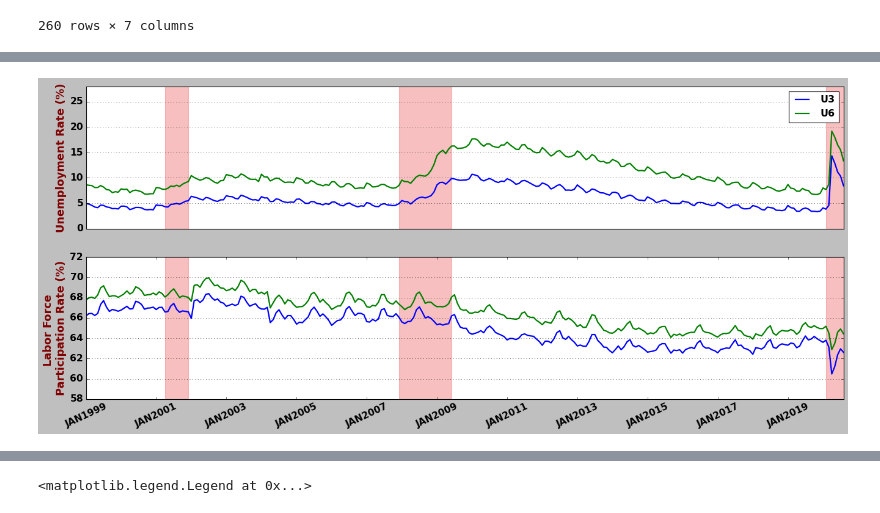
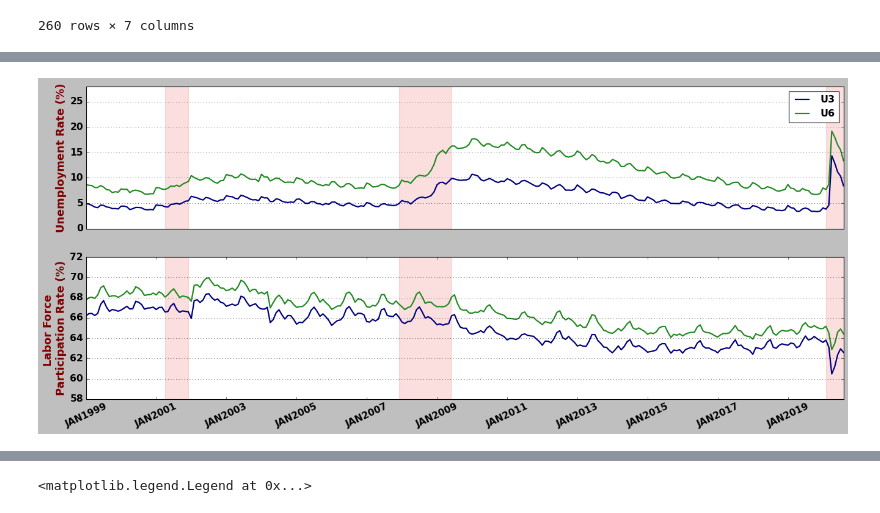
Before and after one commit to dhense177/Rethinking_Unemployment, a Jupyter notebook: Unemployment_Stats.ipynb, the cells around one changed output, grey strips where cells are left out. Cells and saved outputs as stored; diff of their text form; code cells hidden in the pictures.

Commit message:
visuals added, growth formulas added

```diff
--- a/Unemployment_Stats.ipynb
+++ b/Unemployment_Stats.ipynb
@@ -68,42 +62,38 @@ ax.plot(df['Self_Rate']*100)
 # %%
-plt.style.use('classic')
-plt.rc('font',weight='bold')
-
 fig, ax = plt.subplots(2,figsize=(20,8))
 
 plt.sca(ax[0])
 plt.xticks([], [])
 
 plt.sca(ax[1])
 x = np.arange(0,260,24)
-y = np.arange(58,72,2)
 plt.xticks(x,['JAN'+str(yr) for yr in range(1999,2020,2)],rotation=25)
 
-ax[0].plot(df['U3_Rate']*100, label='U3',lw=2)
-ax[0].plot(df['U6_Rate']*100, label='U6',lw=2)
+ax[0].plot(df['U3_Rate']*100, label='U3',lw=2, color='navy')
+ax[0].plot(df['U6_Rate']*100, label='U6',lw=2, color='forestgreen')
 ax[0].set_ylabel('Unemployment Rate (%)', fontsize=16, weight='bold', color='maroon')
 ax[0].legend()
 ax[0].set_ylim([0,28])
 
-ax[1].plot(df['U3_LFPR']*100, label='U3',lw=2)
-ax[1].plot(df['U6_LFPR']*100, label='U6',lw=2)
+ax[1].plot(df['U3_LFPR']*100, label='U3',lw=2, color='navy')
+ax[1].plot(df['U6_LFPR']*100, label='U6',lw=2, color='forestgreen')
 ax[1].set_ylabel('Labor Force \nParticipation Rate (%)', fontsize=16,weight='bold', color='maroon')
 ax[1].set_ylim([58,72])
 
 
 for i in range(0,2):
     ax[i].margins(x=0)
     ax[i].tick_params(labelsize=14)
     ax[i].yaxis.grid()
 
-    ax[i].fill_between(np.linspace(27,35,19), 0, 100, color='lightcoral', alpha=0.5,
+    ax[i].fill_between(np.linspace(27,35,19), 0, 100, color='lightcoral', alpha=0.25,
                      interpolate=True)
 
-    ax[i].fill_between(np.linspace(107,125,19), 0, 100, color='lightcoral', alpha=0.5,
+    ax[i].fill_between(np.linspace(107,125,19), 0, 100, color='lightcoral', alpha=0.25,
                      interpolate=True)
 
-    ax[i].fill_between(np.linspace(253,259,19), 0, 100, color='lightcoral', alpha=0.5,
+    ax[i].fill_between(np.linspace(253,259,19), 0, 100, color='lightcoral', alpha=0.25,
                      interpolate=True)
 # %% [output]
-[figure, old version]
+[figure, new version]
 # %%
```
Also changed, not shown: parts of 27 cells of this notebook, 4 other files.
